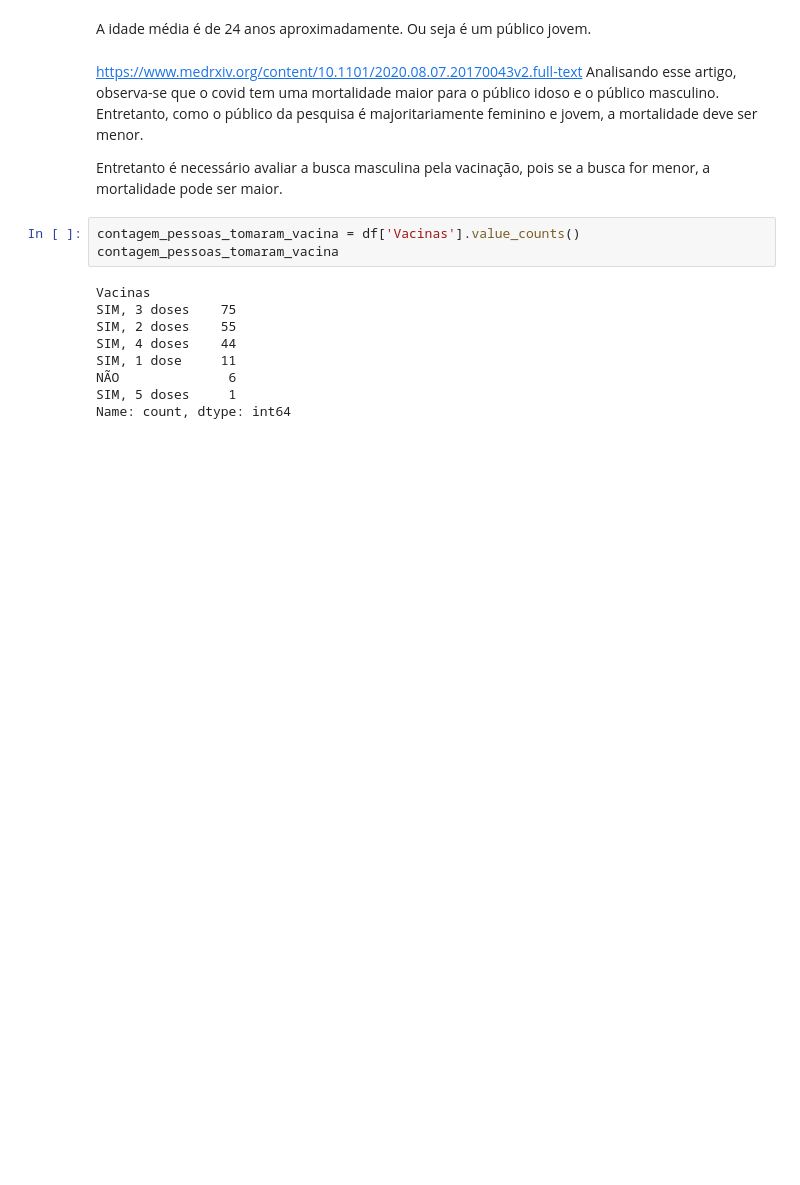
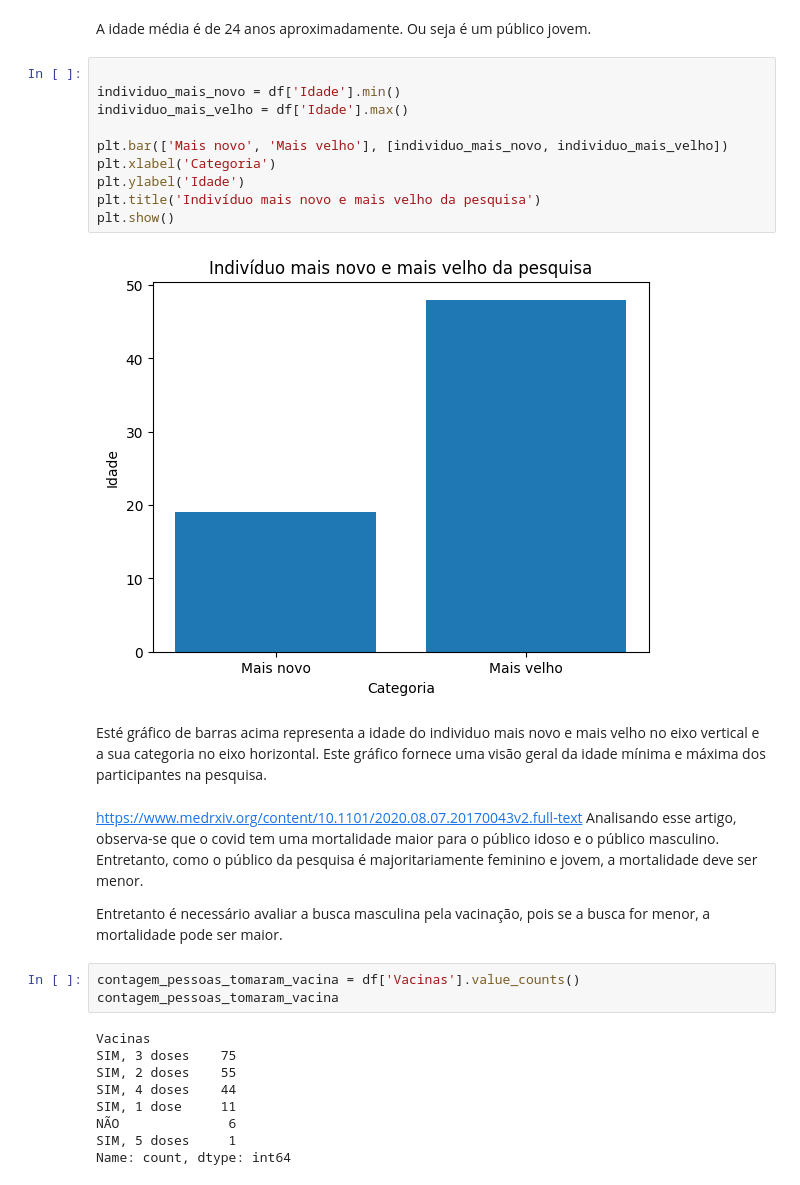
Before and after one commit to pcmoraesmenezes/analisando_dados_covid, a Jupyter notebook: Dados_covid.ipynb, the cells around one changed output. Drawn from its saved outputs; the diff is of its cells as text; blank space fills up the shorter version.

```diff
--- a/Dados_covid.ipynb
+++ b/Dados_covid.ipynb
@@ -151,5 +187,19 @@ media_idade
 # %% [markdown]
 A idade média é de 24 anos aproximadamente. Ou seja é um público jovem.
+# %%
+
+individuo_mais_novo = df['Idade'].min()
+individuo_mais_velho = df['Idade'].max()
+
+plt.bar(['Mais novo', 'Mais velho'], [individuo_mais_novo, individuo_mais_velho])
+plt.xlabel('Categoria')
+plt.ylabel('Idade')
+plt.title('Indivíduo mais novo e mais velho da pesquisa')
+plt.show()
+# %% [output]
+[figure, added]
+# %% [markdown]
+Esté gráfico de barras acima representa a idade do individuo mais novo e mais velho no eixo vertical e a sua categoria no eixo horizontal. Este gráfico fornece uma visão geral da idade mínima e máxima dos participantes na pesquisa.
 # %% [markdown]
 https://www.medrxiv.org/content/10.1101/2020.08.07.20170043v2.full-text Analisando esse artigo, observa-se que o covid tem uma mortalidade maior para o público idoso e o público masculino. Entretanto, como o público da pesquisa é majoritariamente feminino e jovem, a mortalidade deve ser menor.
 
```
Also changed, not shown: parts of 31 cells of this notebook, 1 other file.
